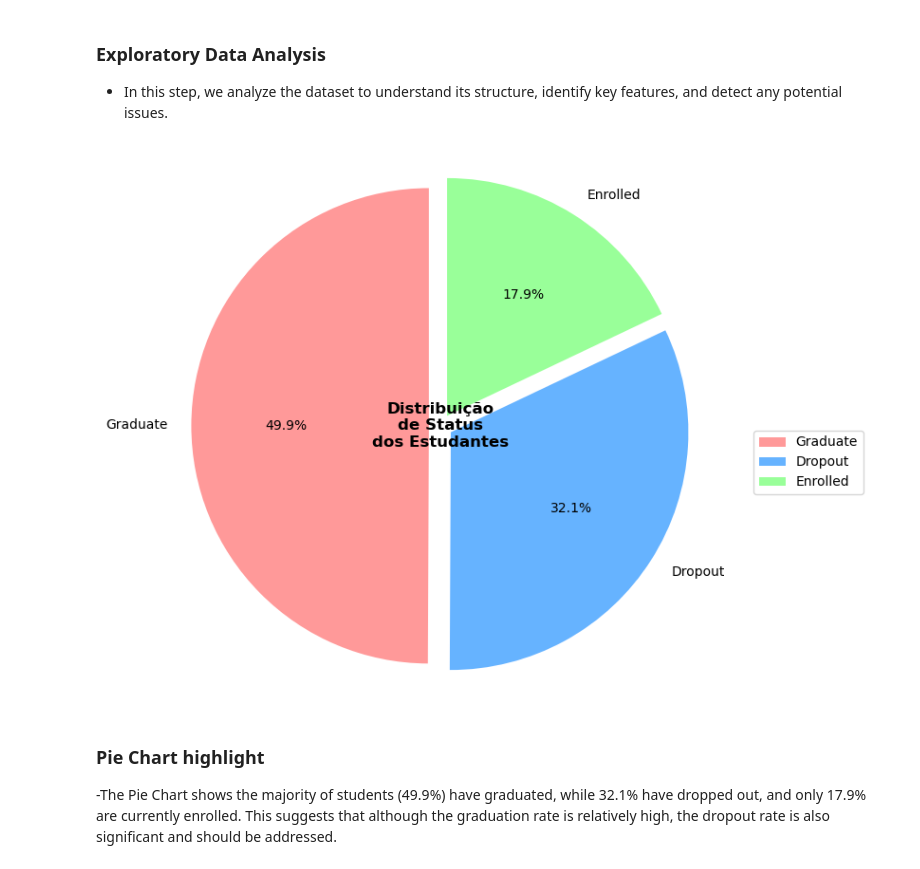
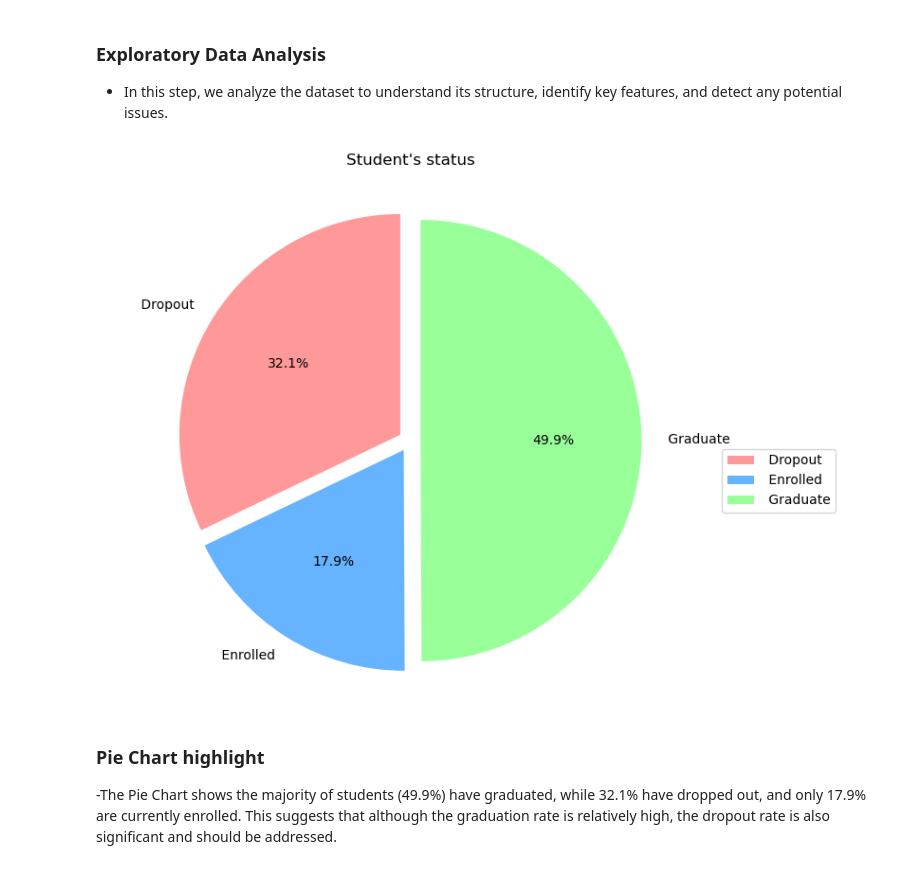
Before and after one commit to joaocordeiro7/Y3-S2-AI2-24-25, a Jupyter notebook: SupervisedLearning.ipynb, the cells around one changed output. Saved outputs shown, nothing was run; the diff lists cells and outputs as text; code cells hidden in the pictures.

```diff
--- a/SupervisedLearning.ipynb
+++ b/SupervisedLearning.ipynb
@@ -121,26 +121,24 @@ df.describe()
 - In this step, we analyze the dataset to understand its structure, identify key features, and detect any potential issues.
 # %%
 label_map = {0: "Dropout",1: "Enrolled",2: "Graduate"}
-
-labels = [label_map.get(idx, f"Categoria {idx}") for idx in target_counts.index]
-
+target_counts = df['Target'].value_counts().sort_index()
+labels = [label_map.get(idx, f" {idx}") for idx in target_counts.index]
 plt.figure(figsize=(8, 6))
 patches, texts, autotexts = plt.pie(
     target_counts,
     labels=labels,
     autopct='%.1f%%',
     startangle=90,
     colors=['#ff9999', '#66b3ff', '#99ff99'],
     explode=[0.05] * len(target_counts)
 )
 plt.legend(patches, labels, loc="best", bbox_to_anchor=(1, 0.5))
-
-plt.title('Distribuição de Status dos Estudantes', pad=20)
+plt.title('Student\'s status', pad=20)
 plt.axis('equal')
 plt.tight_layout()
 plt.show()
 # %% [output]
-[figure, old version]
+[figure, new version]
 # %% [markdown]
 ### Pie Chart highlight
 -The Pie Chart shows  the majority of students (49.9%) have graduated, while 32.1% have dropped out, and only 17.9% are currently enrolled. This suggests that although the graduation rate is relatively high, the dropout rate is also significant and should be addressed.
```
Also changed, not shown: parts of 9 cells of this notebook.
